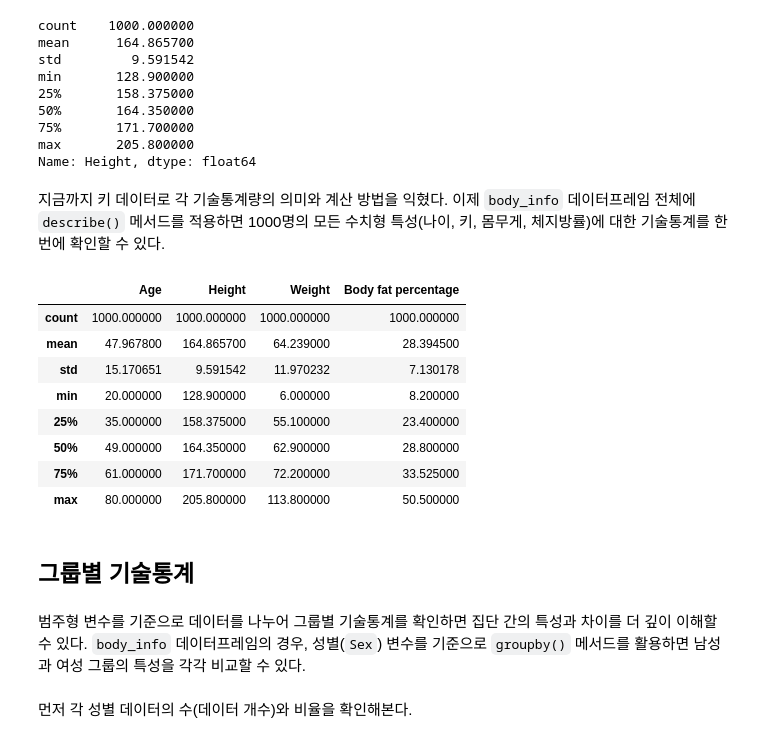
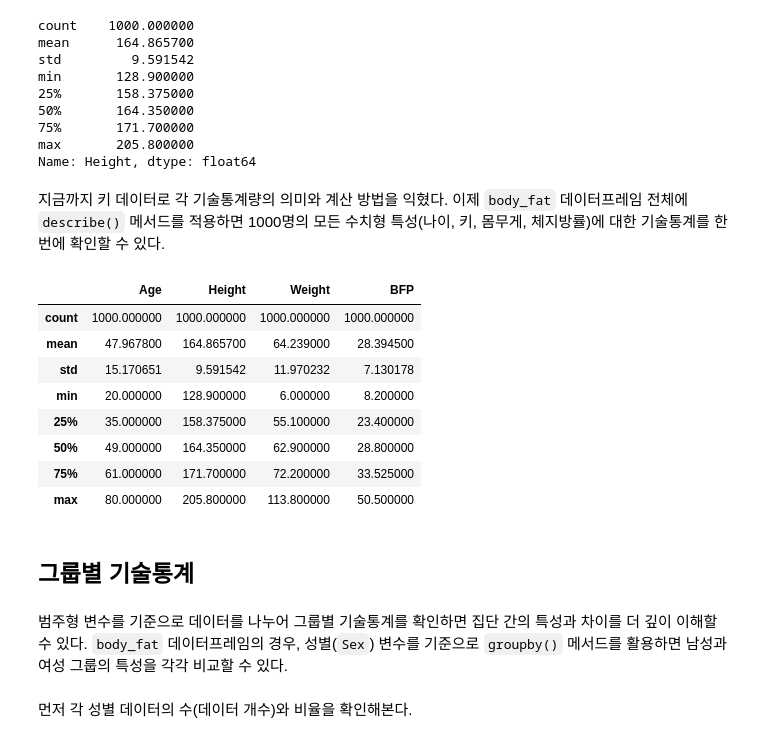
Before and after one commit to codingalzi/code-workout-datasci, a Jupyter notebook: descriptive_stats.ipynb, the cells around one changed output. Saved outputs shown, nothing was run; the diff lists cells and outputs as text; code cells hidden in the pictures.

```diff
--- a/descriptive_stats.ipynb
+++ b/descriptive_stats.ipynb
@@ -59,7 +59,7 @@ data_url = 'https://raw.githubusercontent.com/codingalzi/code-workout-datasci/re
 # %% [markdown]
 `ID` 특성을 행 인덱스로 지정하면서 데이터셋을 데이터프레임으로 불러온다.
 # %%
-body_info = pd.read_csv("./data/body_fat_with_outliers.csv", index_col='ID')
+body_fat = pd.read_csv("./data/body_fat_with_outliers.csv", index_col='ID')
 # %% [markdown]
 불러온 데이터프레임의 처음과 끝을 확인한다.
 여성 데이터 500개가 앞쪽에 위치한다.
@@ -107,8 +107,8 @@ memory usage: 51.8 KB
 # %% [markdown]
 `Body fat percentage`와 같이 띄어쓰기가 포함된 긴 열의 이름을 간결한 이름인 `BFP`로 변경한다. 열의 이름이 수정된 새로운 데이터프레임을 기존 변수에 재할당하는 방식으로 사용한다.
 # %%
-body_info = body_info.rename(columns={'Body fat percentage': 'BFP'})
-body_info.info()
+body_fat = body_fat.rename(columns={'Body fat percentage': 'BFP'})
+body_fat.info()
 # %% [output]
 <class 'pandas.DataFrame'>
 Index: 1000 entries, F001 to M500
@@ -419,11 +419,11 @@ max       205.800000
 Name: Height, dtype: float64
 # %% [markdown]
 지금까지 키 데이터로 각 기술통계량의 의미와 계산 방법을 익혔다.
-이제 `body_info` 데이터프레임 전체에 `describe()` 메서드를 적용하면 1000명의 모든 수치형 특성(나이, 키, 몸무게, 체지방률)에 대한 기술통계를 한번에 확인할 수 있다.
+이제 `body_fat` 데이터프레임 전체에 `describe()` 메서드를 적용하면 1000명의 모든 수치형 특성(나이, 키, 몸무게, 체지방률)에 대한 기술통계를 한번에 확인할 수 있다.
 # %%
-body_info.describe()
+body_fat.describe()
 # %% [output]
-|  | Age | Height | Weight | Body fat percentage |
+|  | Age | Height | Weight | BFP |
 | count | 1000.000000 | 1000.000000 | 1000.000000 | 1000.000000 |
 | mean | 47.967800 | 164.865700 | 64.239000 | 28.394500 |
 | std | 15.170651 | 9.591542 | 11.970232 | 7.130178 |
@@ -436,7 +436,7 @@ body_info.describe()
 ## 그룹별 기술통계
 # %% [markdown]
 범주형 변수를 기준으로 데이터를 나누어 그룹별 기술통계를 확인하면 집단 간의 특성과 차이를 더 깊이 이해할 수 있다.
-`body_info` 데이터프레임의 경우, 성별(`Sex`) 변수를 기준으로 `groupby()` 메서드를 활용하면 남성과 여성 그룹의 특성을 각각 비교할 수 있다.
+`body_fat` 데이터프레임의 경우, 성별(`Sex`) 변수를 기준으로 `groupby()` 메서드를 활용하면 남성과 여성 그룹의 특성을 각각 비교할 수 있다.
 # %% [markdown]
 먼저 각 성별 데이터의 수(데이터 개수)와 비율을 확인해본다.
 # %%
```
Also changed, not shown: parts of 124 cells of this notebook, 1 other file.
